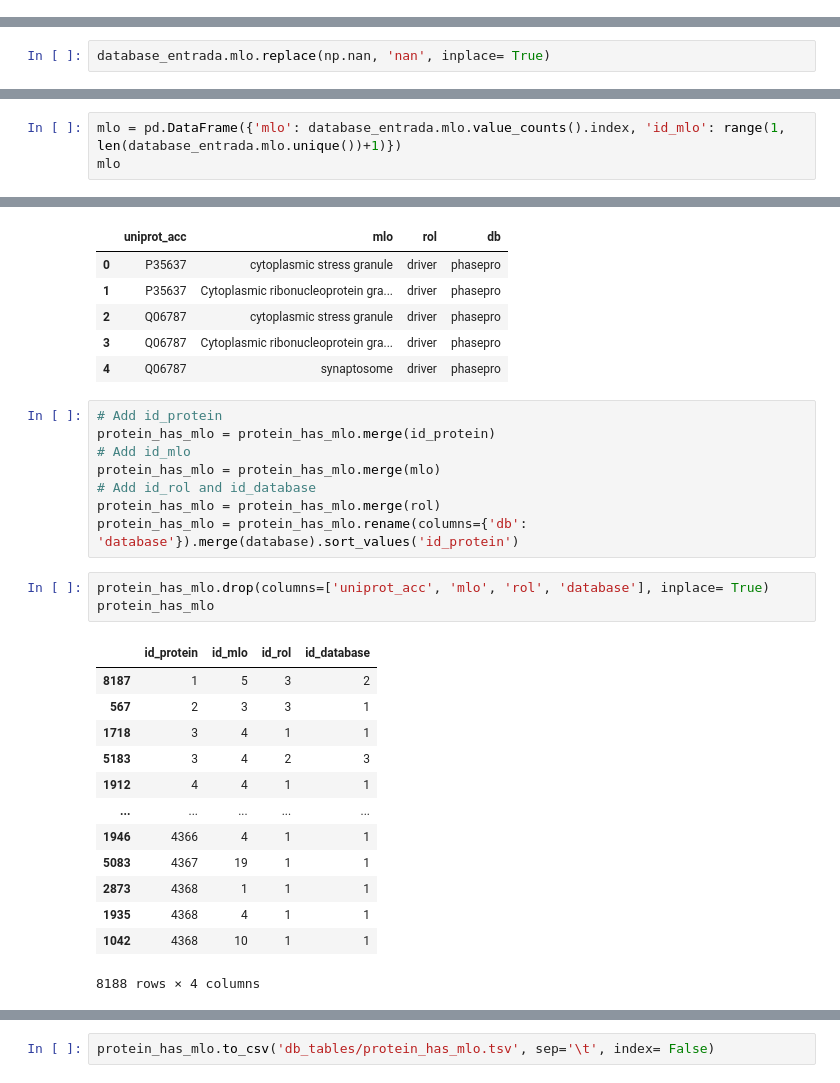
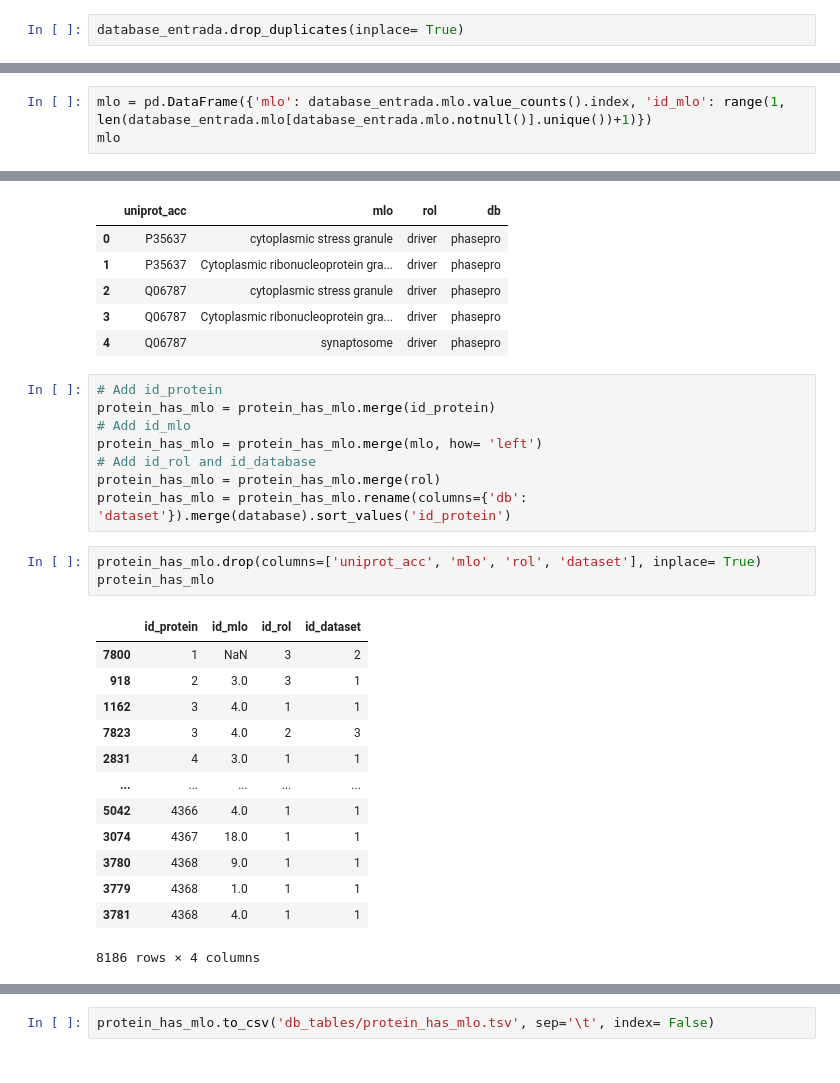
Before and after one commit to alvaro-2/mutations, a Jupyter notebook: generate_tables_db.ipynb, the cells around one changed output, grey strips where cells are left out. Cells and saved outputs as stored; diff of their text form.

```diff
--- a/generate_tables_db.ipynb
+++ b/generate_tables_db.ipynb
@@ -1005,3 +974,5 @@ database_entrada.replace('Sress granule', 'Stress granule', inplace= True)
+# %%
+database_entrada.drop_duplicates(inplace= True)
 # %%
 database_entrada.info()
 # %% [output]
@@ -1034,2 +1004,0 @@ Name: mlo, Length: 97, dtype: int64
-# %%
-database_entrada.mlo.replace(np.nan, 'nan', inplace= True)
@@ -1051,5 +1005,5 @@ Name: mlo, Length: 98, dtype: int64
 # %%
-mlo = pd.DataFrame({'mlo': database_entrada.mlo.value_counts().index, 'id_mlo': range(1, len(database_entrada.mlo.unique())+1)})
+mlo = pd.DataFrame({'mlo': database_entrada.mlo.value_counts().index, 'id_mlo': range(1, len(database_entrada.mlo[database_entrada.mlo.notnull()].unique())+1)})
 mlo
 # %% [output]
 |  | mlo | id_mlo |
@@ -1089,24 +1043,24 @@ protein_has_mlo.head()
 # Add id_protein
 protein_has_mlo = protein_has_mlo.merge(id_protein)
 # Add id_mlo
-protein_has_mlo = protein_has_mlo.merge(mlo)
+protein_has_mlo = protein_has_mlo.merge(mlo, how= 'left')
 # Add id_rol and id_database
 protein_has_mlo = protein_has_mlo.merge(rol)
-protein_has_mlo = protein_has_mlo.rename(columns={'db': 'database'}).merge(database).sort_values('id_protein')
+protein_has_mlo = protein_has_mlo.rename(columns={'db': 'dataset'}).merge(database).sort_values('id_protein')
 # %%
-protein_has_mlo.drop(columns=['uniprot_acc', 'mlo', 'rol', 'database'], inplace= True)
+protein_has_mlo.drop(columns=['uniprot_acc', 'mlo', 'rol', 'dataset'], inplace= True)
 protein_has_mlo
 # %% [output]
-|  | id_protein | id_mlo | id_rol | id_database |
-| 8187 | 1 | 5 | 3 | 2 |
-| 567 | 2 | 3 | 3 | 1 |
-| 1718 | 3 | 4 | 1 | 1 |
-| 5183 | 3 | 4 | 2 | 3 |
-| 1912 | 4 | 4 | 1 | 1 |
+|  | id_protein | id_mlo | id_rol | id_dataset |
+| 7800 | 1 | NaN | 3 | 2 |
+| 918 | 2 | 3.0 | 3 | 1 |
+| 1162 | 3 | 4.0 | 1 | 1 |
+| 7823 | 3 | 4.0 | 2 | 3 |
+| 2831 | 4 | 3.0 | 1 | 1 |
 | ... | ... | ... | ... | ... |
-| 1946 | 4366 | 4 | 1 | 1 |
-| 5083 | 4367 | 19 | 1 | 1 |
-| 2873 | 4368 | 1 | 1 | 1 |
-| 1935 | 4368 | 4 | 1 | 1 |
-| 1042 | 4368 | 10 | 1 | 1 |
+| 5042 | 4366 | 4.0 | 1 | 1 |
+| 3074 | 4367 | 18.0 | 1 | 1 |
+| 3780 | 4368 | 9.0 | 1 | 1 |
+| 3779 | 4368 | 1.0 | 1 | 1 |
+| 3781 | 4368 | 4.0 | 1 | 1 |
-8188 rows × 4 columns
+8186 rows × 4 columns
```
Also changed, not shown: parts of 116 cells of this notebook.
